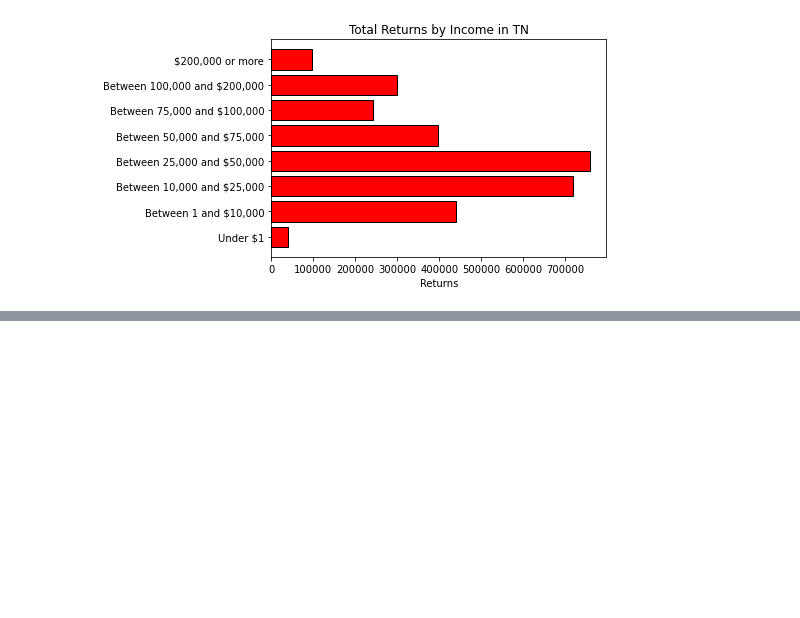
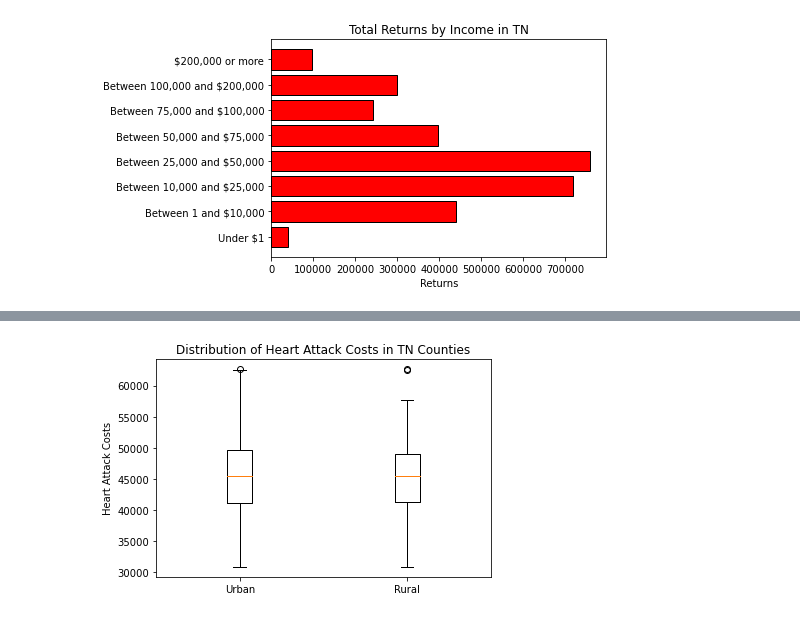
Before and after one commit to jaimeljensen/data-science-essentials-3, a Jupyter notebook: notebooks/tn_med_helper_exploratory.ipynb, the cells around one changed output, grey strips where cells are left out. Cells and saved outputs as stored; diff of their text form; code cells hidden in the pictures; blank space fills up the shorter version.

```diff
--- a/notebooks/tn_med_helper_exploratory.ipynb
+++ b/notebooks/tn_med_helper_exploratory.ipynb
@@ -57,5 +57,5 @@ ha_costs_df.loc[ha_costs_df['state'] == 'TENNESSEE']
 | 2120 | 2017 | County | Average total cost | Unsmoothed actual | Base measure | Primary chronic conditions | Acute myocardial infarction | All | All | ... |
 91 rows × 17 columns
 # %%
-TN_counties_ha = ha_costs_df.loc[ha_costs_df['state'] == 'TENNESSEE']
+tn_ha_costs = ha_costs_df.loc[ha_costs_df['state'] == 'TENNESSEE']
 # %%
@@ -252,7 +252,7 @@ min      32279.000000
 max      61541.000000
 Name: analysis_value, dtype: float64
 # %%
-ha_costs_df_rural = TN_counties_ha.loc[ha_costs_df['urban'] == 'Rural']
+ha_costs_df_rural = tn_ha_costs.loc[ha_costs_df['urban'] == 'Rural']
 ha_costs_df_rural.analysis_value.describe()
 # %% [output]
 count       53.000000
@@ -460,0 +451,8 @@ plt.title("Distribution of Cancer Costs in TN Counties");
+# %%
+ha_data_boxplot = [tn_ha_costs['analysis_value'], ha_costs_df_rural['analysis_value']]
+labels=tn_ha_costs['urban'].unique()
+plt.boxplot(ha_data_boxplot, labels=labels)
+plt.ylabel('Heart Attack Costs')
+plt.title('Distribution of Heart Attack Costs in TN Counties');
+# %% [output]
+[figure, added]
```
Also changed, not shown: parts of 96 cells of this notebook, 22 other files.
